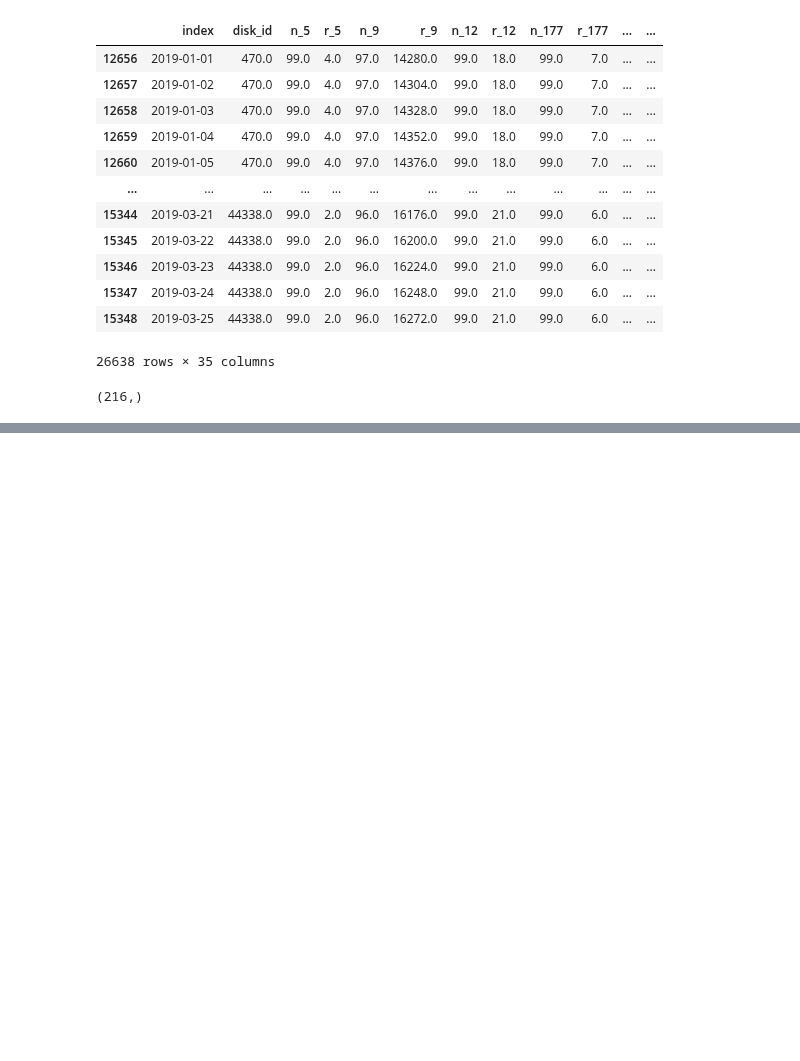
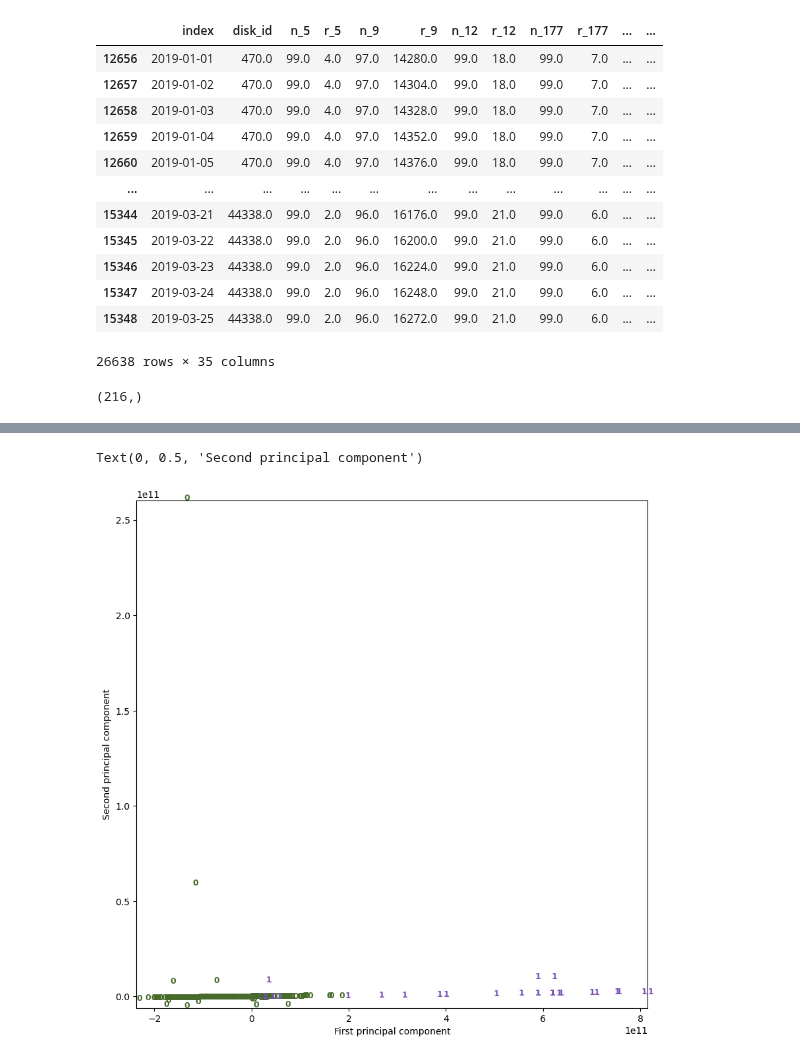
Before and after one commit to passion3659/ssd-failure, a Jupyter notebook: 03-making_imputated_data.ipynb, the cells around one changed output, grey strips where cells are left out. Saved outputs shown, nothing was run; the diff lists cells and outputs as text; code cells hidden in the pictures; blank space fills up the shorter version.

```diff
--- a/03-making_imputated_data.ipynb
+++ b/03-making_imputated_data.ipynb
@@ -332,0 +607,3 @@ selected_filtered_data_healthy = selected_filtered_data_healthy.reset_index()  #
+# %%
+label_1['cluster']=cluster_labels
+label_1
@@ -332,0 +624,7 @@ selected_filtered_data_healthy = selected_filtered_data_healthy.reset_index()  #
+# %%
+from sklearn.manifold import TSNE
+from sklearn.decomposition import PCA
+
+pca = PCA(n_components=2)
+pca.fit(label_1)
+label_1_pca = pca.transform(label_1)
@@ -332,0 +636,17 @@ selected_filtered_data_healthy = selected_filtered_data_healthy.reset_index()  #
+# %%
+colors = ["#476A2A", "#7851B8", "#BD3430", "#4A2D4E", "#875525",
+          "#A83683", "#4E655E", "#853541", "#3A3120", "#535D8E"]
+plt.figure(figsize=(10, 10))
+plt.xlim(label_1_pca[:, 0].min(), label_1_pca[:, 0].max())
+plt.ylim(label_1_pca[:, 1].min(), label_1_pca[:, 1].max())
+for i in range(len(label_1)):
+    # actually plot the digits as text instead of using scatter
+    plt.text(label_1_pca[i, 0], label_1_pca[i, 1], str(list(label_1['cluster'])[i]),
+             color = colors[list(label_1['cluster'])[i]],
+             fontdict={'weight': 'bold', 'size': 9})
+plt.xlabel("First principal component")
+plt.ylabel("Second principal component")
+#중복되는 경우 많음. 난잡하게 섞여있다.
+# %% [output]
+Text(0, 0.5, 'Second principal component')
+[figure, added]
```
Also changed, not shown: parts of 43 cells of this notebook, 1 other file.
